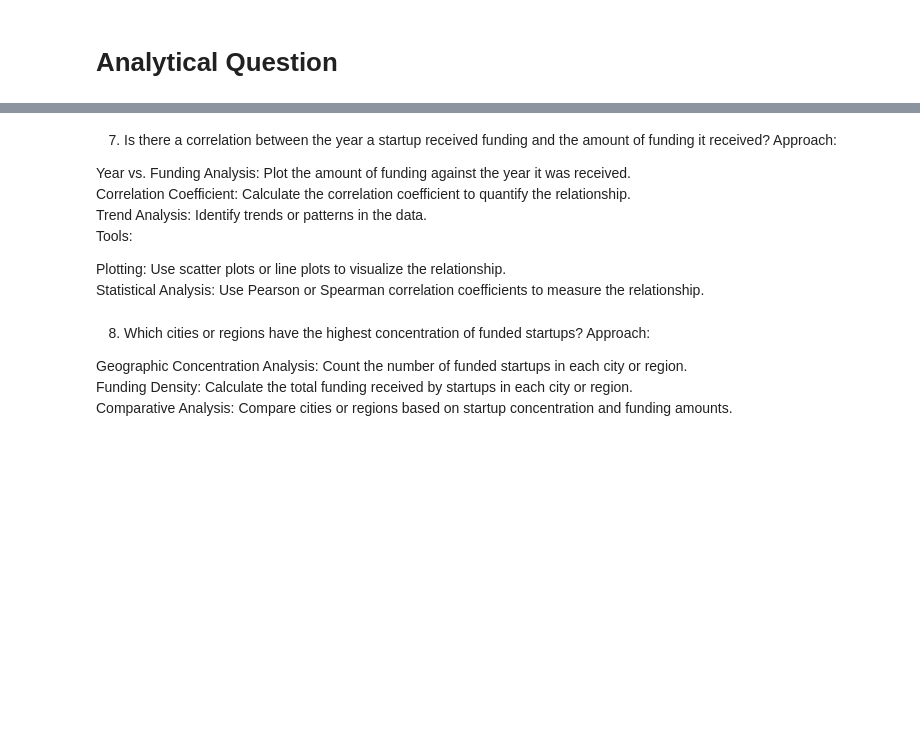
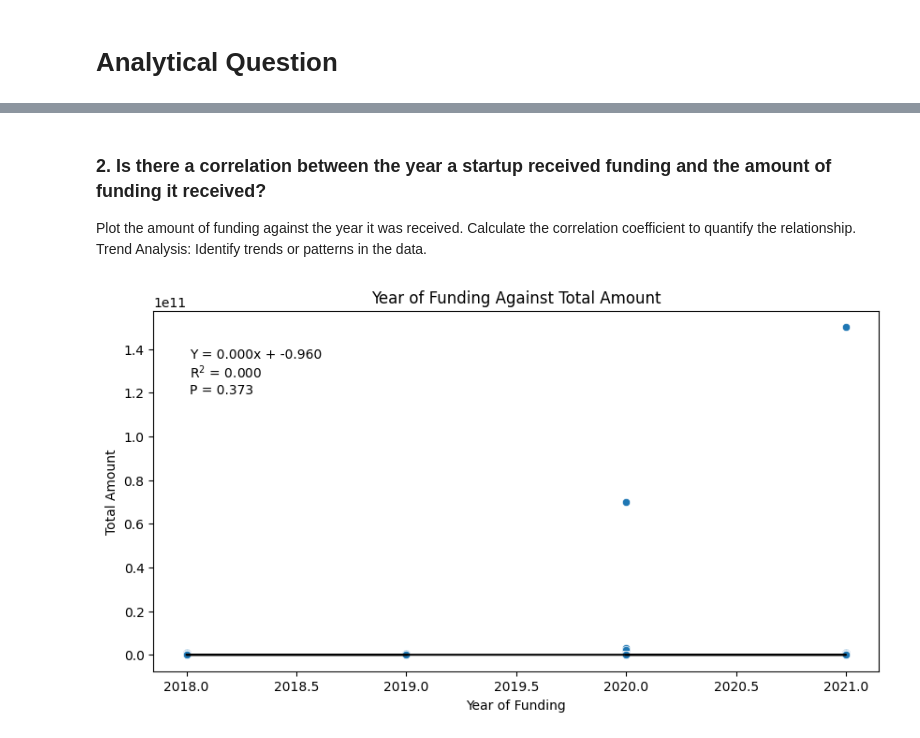
Before and after one commit to edadso/Exploring-Opportunities-in-the-Indian-Startup-Ecosystem, a Jupyter notebook: project_code.ipynb, the cells around one changed output, grey strips where cells are left out. Cells and saved outputs as stored; diff of their text form; code cells hidden in the pictures; blank space fills up the shorter version.

```diff
--- a/project_code.ipynb
+++ b/project_code.ipynb
@@ -1432,18 +1486,21 @@ Plotting: Use box plots or scatter plots to visualize the relationship between s
 # %% [markdown]
-7. Is there a correlation between the year a startup received funding and the amount of funding it received?
-Approach:
+### 2. Is there a correlation between the year a startup received funding and the amount of funding it received?
 
-Year vs. Funding Analysis: Plot the amount of funding against the year it was received.<br>
-Correlation Coefficient: Calculate the correlation coefficient to quantify the relationship.<br>
+Plot the amount of funding against the year it was received. Calculate the correlation coefficient to quantify the relationship.<br>
 Trend Analysis: Identify trends or patterns in the data.<br>
-Tools:
-
-Plotting: Use scatter plots or line plots to visualize the relationship.<br>
-Statistical Analysis: Use Pearson or Spearman correlation coefficients to measure the relationship.
-# %% [markdown]
-8. Which cities or regions have the highest concentration of funded startups?
-Approach:
-
-Geographic Concentration Analysis: Count the number of funded startups in each city or region.<br>
-Funding Density: Calculate the total funding received by startups in each city or region.<br>
-Comparative Analysis: Compare cities or regions based on startup concentration and funding amounts.
+# %%
+slope, intercept, rvalue, pvalue, stderr = stats.linregress(df_combined["year_funded"].dt.year, df_combined["amount"]/1e11)
+
+plt.figure(figsize = (10, 5))
+
+sns.scatterplot(x = df_combined["year_funded"].dt.year, y = df_combined["amount"])
+plt.plot(df_combined["year_funded"].dt.year, (slope*df_combined["year_funded"].dt.year)+intercept, color = "black")
+plt.annotate("Y = %.3fx + %.3f\nR$^2$ = %.3f\nP = %.3f"%(slope, intercept, rvalue**2, pvalue),
+             xy = (0.1, 0.7),
+             xycoords = "figure fraction")
+plt.title("Year of Funding Against Total Amount")
+plt.xlabel("Year of Funding")
+plt.ylabel("Total Amount")
+plt.show()
+# %% [output]
+[figure, added]
```
Also changed, not shown: parts of 54 cells of this notebook, 1 other file.
